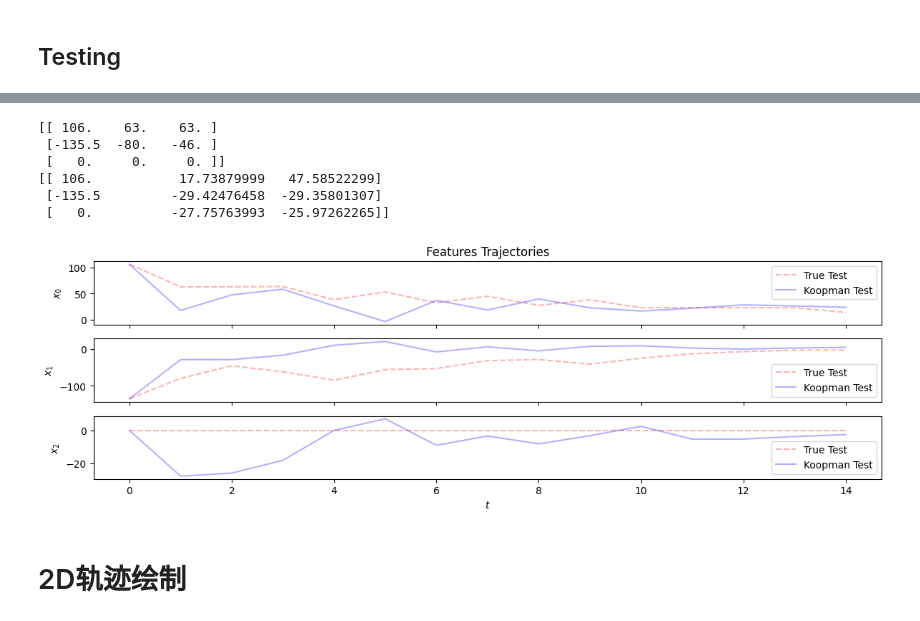
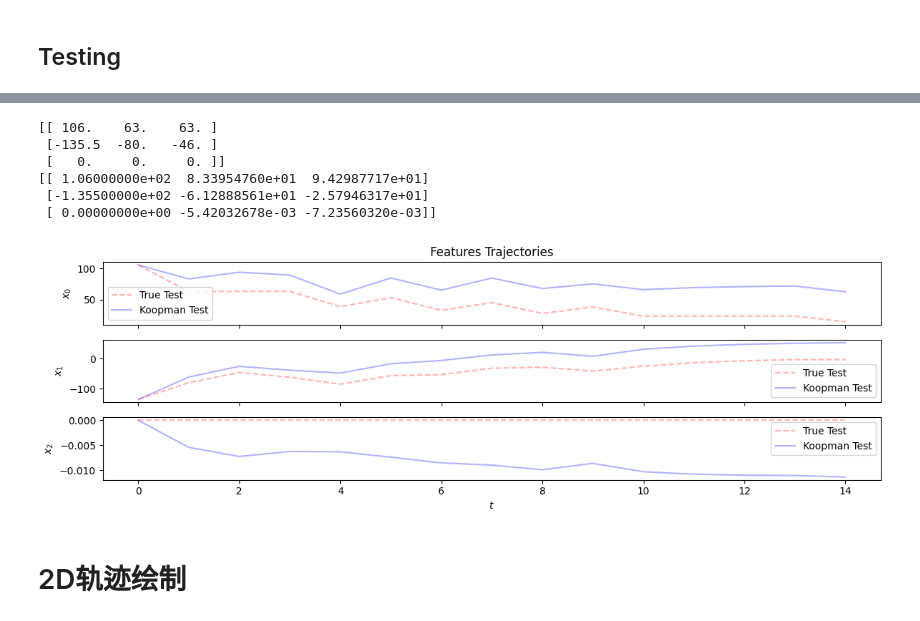
Before and after one commit to sunnyshi0310/AIRbot_RL, a Jupyter notebook: koopman27.ipynb, the cells around one changed output, grey strips where cells are left out. Drawn from its saved outputs; the diff is of its cells as text; code cells hidden in the pictures.

```diff
--- a/koopman27.ipynb
+++ b/koopman27.ipynb
@@ -75,15 +122,14 @@ EDMDc_ = EDMDc()
 rbf_type = "gauss"  # 'thinplate' polyharmonic gauss invquad invmultquad
 regressor = RadialBasisFunction(
     rbf_type=rbf_type,
-    n_centers=20,
+    n_centers=10,
     centers=None,
-    kernel_width=2.0,
+    kernel_width=1.0,
     polyharmonic_coeff=2.0,
     include_state=True,
 )
 # regressor = Polynomial(degree=2)
 
 model = pk.Koopman(observables=regressor, regressor=EDMDc_)
-# 训练不使用全部的数据，只使用部分数据，因为后面的数据训练有问题
-model.fit(X[:train_points_num].T, y=Y[:train_points_num].T, u=U[:train_points_num].T)
+model.fit(X.T, y=Y.T, u=U.T)
 # %% [output]
@@ -106,13 +146,13 @@ Koopman(observables=RadialBasisFunction(centers=array([[ 81.75053362,  57.176533
         regressor=EDMDc())
 # %%
 # 在训练集上回归
-start_point = 0
-end_point = start_point + train_points_num
 # 这里因为只有一个轨迹，所以采用了简化的方式
-Xtrain = X[:, start_point:end_point]
-input_x0 = X[:, start_point][np.newaxis, :]
-input_u = U[:, start_point:end_point]
+Xtrain = X
+x0 = X[:, 0][np.newaxis, :]
 
-Xkoop = model.simulate(input_x0, input_u.T, n_steps=train_points_num - 1)
-Xkoop = np.vstack([input_x0, Xkoop])  # add initial point
+print(x0)
+print(U.shape)
+
+Xkoop = model.simulate(x0, U.T, n_steps=points_num - 1)
+Xkoop = np.vstack([x0, Xkoop])  # add initial point
 Xkoop = Xkoop.T
@@ -145,12 +188,12 @@ trajs_painter.plot_features_with_t((0, max_train_draw), (0,), (0, 1, 2), given_a
 # %%
 # 在训练集上预测
 x = Xtrain[:, 0][np.newaxis, :]
-
-Xk = Xtrain_info.get_trajs()
-Yk = Xtrain_info.get_trajs()
+n_traj = 1
+Xk = Xtrain_info.get_trajs("mixed_h")
+Yk = Xtrain_info.get_trajs("mixed_h")
 
 for k in range(Xtrain_info.max_points_num):
-    yT = model.predict(x, input_u[:, k])
+    yT = model.predict(x, U[:, k])
     Xk[:, k*n_traj:(k+1)*n_traj] = x.T
     Yk[:, k*n_traj:(k+1)*n_traj] = yT.T
     x = yT
@@ -234,11 +310,12 @@ test_painter.plot_2D_features((0, test_points_num), (0,), (0, 1), given_axs=axs)
 [figure]
 # %%
 # 在测试集上预测
+n_traj = 1
 x = X_test[:, 0][np.newaxis, :]
 Xk = X_test_info.get_trajs("mixed_h")
 Yk = X_test_info.get_trajs("mixed_h")
 
-for k in range(X_test_info.max_points_num):
+for k in range(int(X_test_info.max_points_num)):
     yT = model.predict(x, U_test[:, k])
     Xk[:, k * n_traj : (k + 1) * n_traj] = x.T
     Yk[:, k * n_traj : (k + 1) * n_traj] = yT.T
@@ -251,25 +328,26 @@ print(Xk[:, 0:3])
 [[ 106.    63.    63. ]
  [-135.5  -80.   -46. ]
  [   0.     0.     0. ]]
-[[ 106.           17.73879999   47.58522299]
- [-135.5         -29.42476458  -29.35801307]
- [   0.          -27.75763993  -25.97262265]]
+[[ 1.06000000e+02  8.33954760e+01  9.42987717e+01]
+ [-1.35500000e+02 -6.12888561e+01 -2.57946317e+01]
+ [ 0.00000000e+00 -5.42032678e-03 -7.23560320e-03]]
 # %%
+show_points_num = 15
 trajs_painter = TrajsPainter()
 trajs_painter.update_trajs(X_test, X_test_info)
 trajs_painter.features_self_labels = "True Test"
 trajs_painter.features_lines = "--r"
 axs = trajs_painter.plot_features_with_t(
-    (0, test_points_num), (0,), (0, 1, 2), return_axs=True
+    (0, show_points_num), (0,), (0, 1, 2), return_axs=True
 )
 
 trajs_painter.update_trajs(Xk, X_test_info)
 trajs_painter.features_self_labels = "Koopman Test"
 trajs_painter.features_lines = "-b"
-trajs_painter.plot_features_with_t((0, test_points_num), (0,), (0, 1, 2), given_axs=axs)
+trajs_painter.plot_features_with_t((0, show_points_num), (0,), (0, 1, 2), given_axs=axs)
 # trajs_painter.plot_features_with_t((0, 7), (0,), (0, 1, 2), given_axs=axs)
 # %% [output]
-[figure, old version]
+[figure, new version]
 # %% [markdown]
 # 2D轨迹绘制
 # %% [markdown]
```
Also changed, not shown: parts of 11 cells of this notebook.
